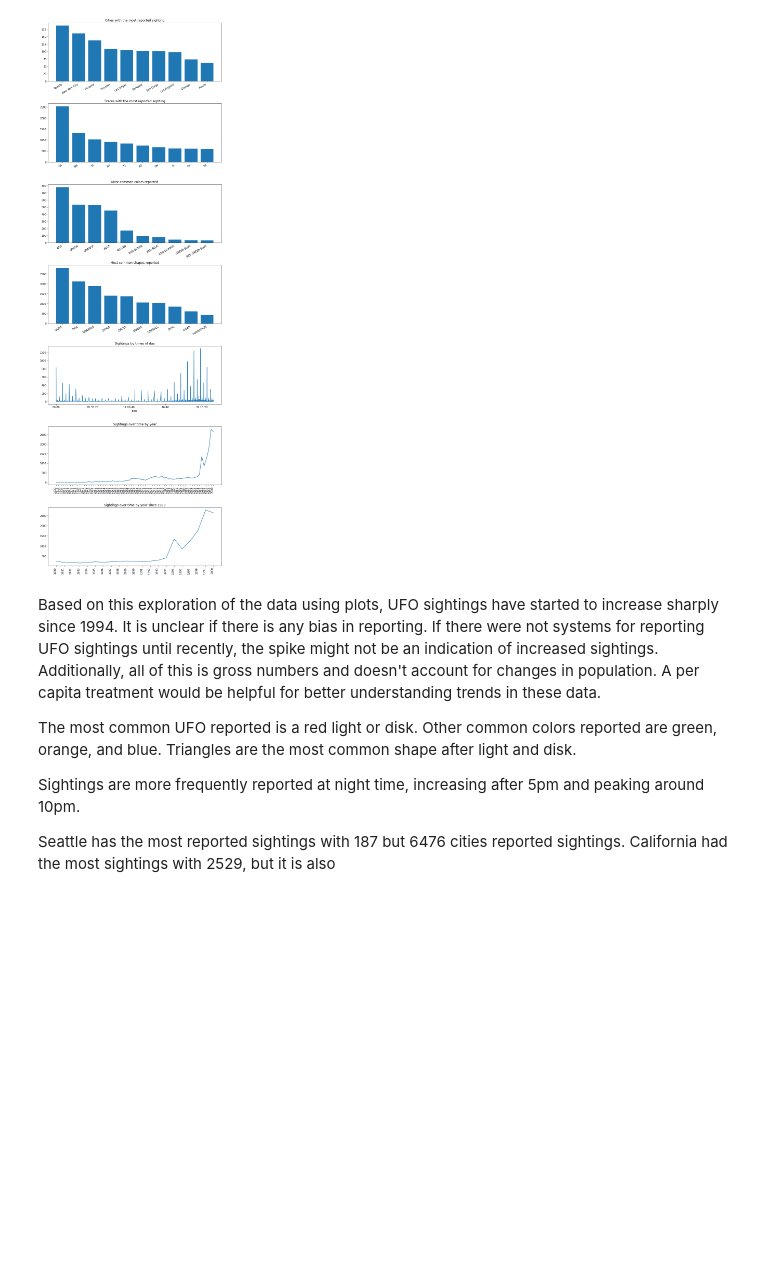
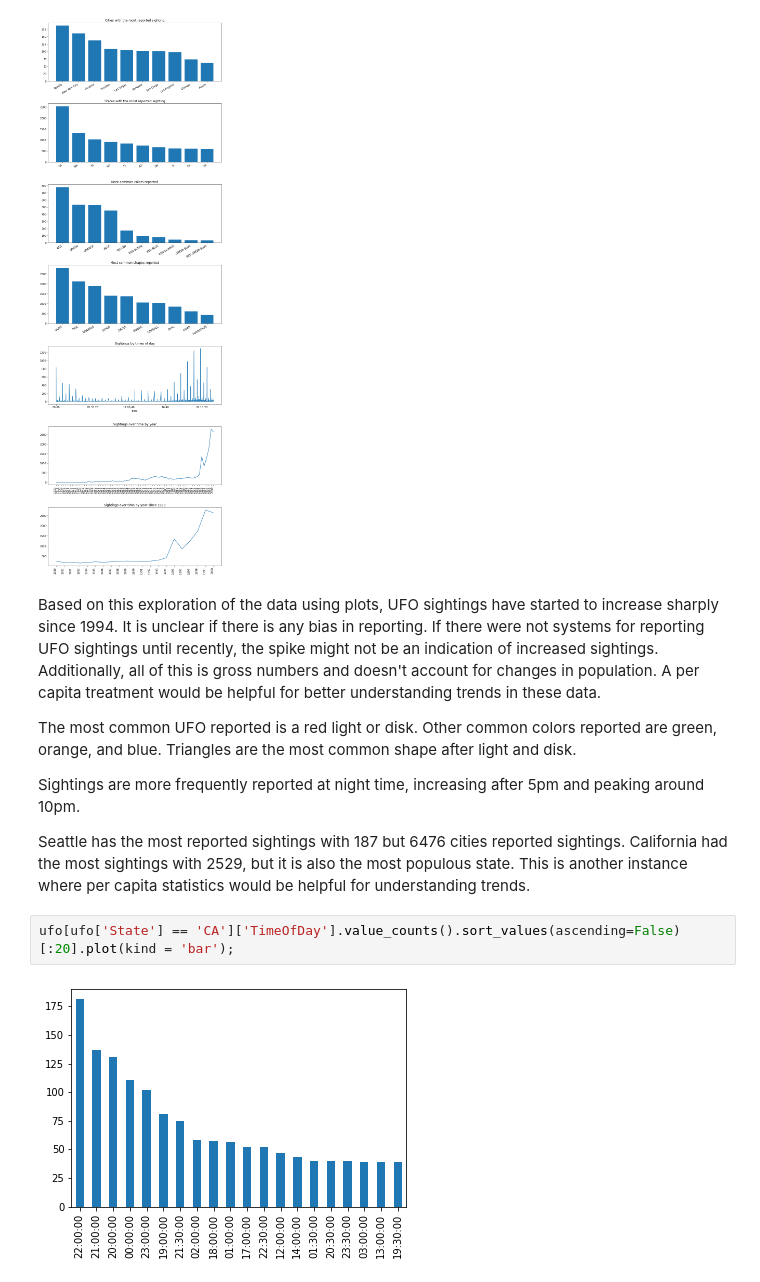
Before and after one commit to micahluedtke/engineering_computation_data_science, a Jupyter notebook: Lecture05/PS2.ipynb, the cells around one changed output. Drawn from its saved outputs; the diff is of its cells as text; blank space fills up the shorter version.

```diff
--- a/Lecture05/PS2.ipynb
+++ b/Lecture05/PS2.ipynb
@@ -279,4 +279,8 @@ The most common UFO reported is a red light or disk. Other common colors reporte
 
 Sightings are more frequently reported at night time, increasing after 5pm and peaking around 10pm.
 
-Seattle has the most reported sightings with 187 but 6476 cities reported sightings. California had the most sightings with 2529, but it is also
+Seattle has the most reported sightings with 187 but 6476 cities reported sightings. California had the most sightings with 2529, but it is also the most populous state. This is another instance where per capita statistics would be helpful for understanding trends.
+# %%
+ufo[ufo['State'] == 'CA']['TimeOfDay'].value_counts().sort_values(ascending=False)[:20].plot(kind = 'bar');
+# %% [output]
+[figure, added]
```
Also changed, not shown: parts of 2 cells of this notebook, 13 other files.
